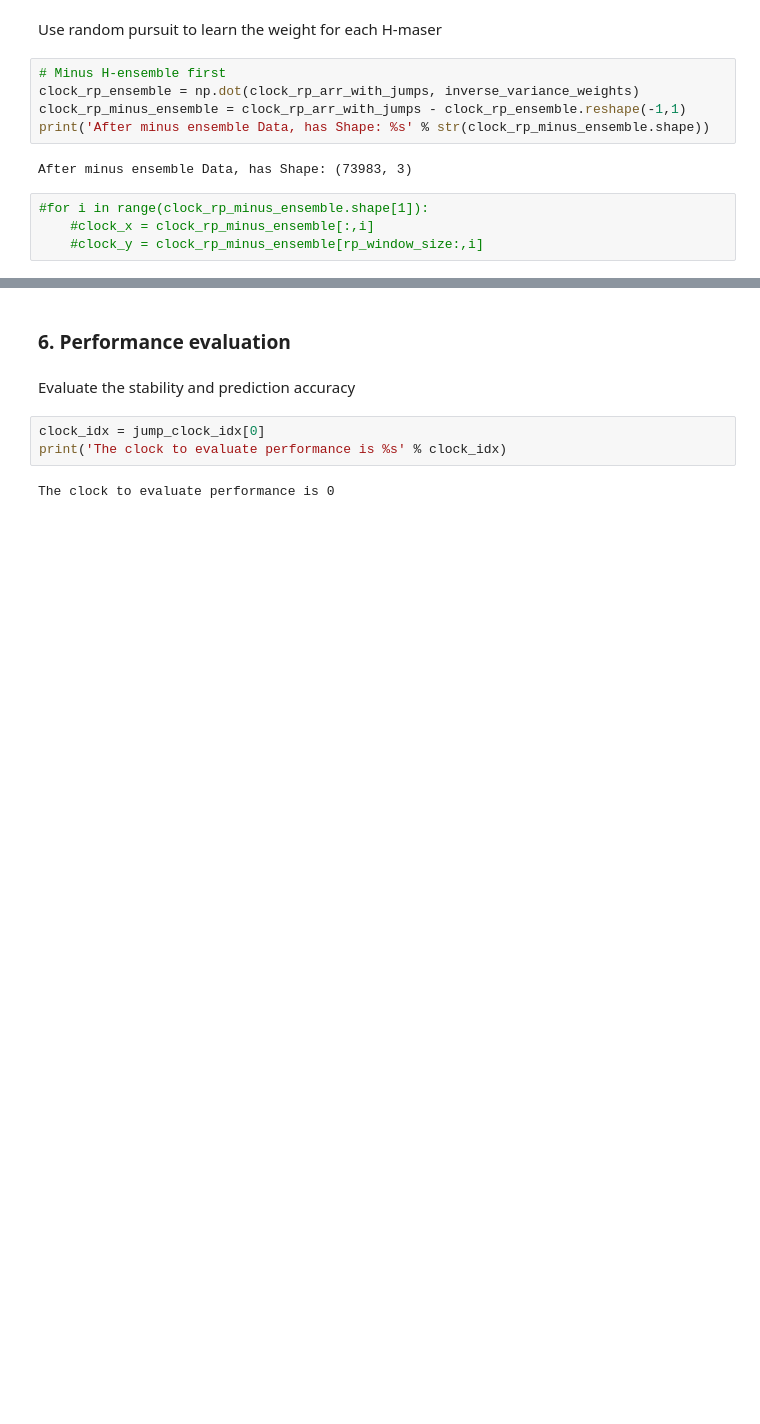
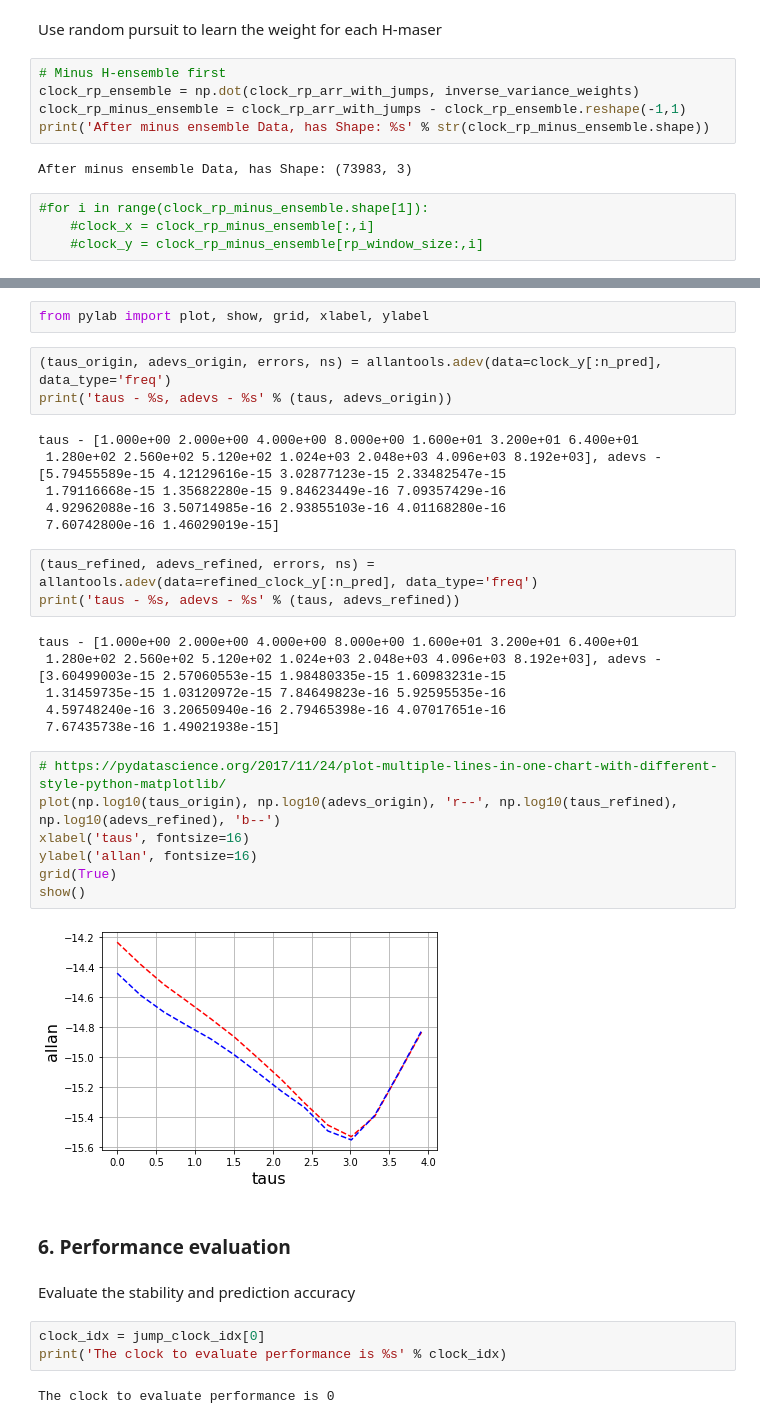
Before and after one commit to mochiliu3000/beamformer, a Jupyter notebook: RPE/RPE.ipynb, the cells around one changed output, grey strips where cells are left out. Drawn from its saved outputs; the diff is of its cells as text; blank space fills up the shorter version.

```diff
--- a/RPE/RPE.ipynb
+++ b/RPE/RPE.ipynb
@@ -285,3 +285,32 @@ ALERT - Data at index 9990 has exceeded threshold
+# %%
+from pylab import plot, show, grid, xlabel, ylabel
+# %%
+(taus_origin, adevs_origin, errors, ns) = allantools.adev(data=clock_y[:n_pred], data_type='freq')
+print('taus - %s, adevs - %s' % (taus, adevs_origin))
+# %% [output]
+taus - [1.000e+00 2.000e+00 4.000e+00 8.000e+00 1.600e+01 3.200e+01 6.400e+01
+ 1.280e+02 2.560e+02 5.120e+02 1.024e+03 2.048e+03 4.096e+03 8.192e+03], adevs - [5.79455589e-15 4.12129616e-15 3.02877123e-15 2.33482547e-15
+ 1.79116668e-15 1.35682280e-15 9.84623449e-16 7.09357429e-16
+ 4.92962088e-16 3.50714985e-16 2.93855103e-16 4.01168280e-16
+ 7.60742800e-16 1.46029019e-15]
+# %%
+(taus_refined, adevs_refined, errors, ns) = allantools.adev(data=refined_clock_y[:n_pred], data_type='freq')
+print('taus - %s, adevs - %s' % (taus, adevs_refined))
+# %% [output]
+taus - [1.000e+00 2.000e+00 4.000e+00 8.000e+00 1.600e+01 3.200e+01 6.400e+01
+ 1.280e+02 2.560e+02 5.120e+02 1.024e+03 2.048e+03 4.096e+03 8.192e+03], adevs - [3.60499003e-15 2.57060553e-15 1.98480335e-15 1.60983231e-15
+ 1.31459735e-15 1.03120972e-15 7.84649823e-16 5.92595535e-16
+ 4.59748240e-16 3.20650940e-16 2.79465398e-16 4.07017651e-16
+ 7.67435738e-16 1.49021938e-15]
+# %%
+# https://pydatascience.org/2017/11/24/plot-multiple-lines-in-one-chart-with-different-style-python-matplotlib/
+plot(np.log10(taus_origin), np.log10(adevs_origin), 'r--', np.log10(taus_refined), np.log10(adevs_refined), 'b--')
+xlabel('taus', fontsize=16)
+ylabel('allan', fontsize=16)
+grid(True)
+show()
+# %% [output]
+[figure, added]
 # %% [markdown]
 ### 6. Performance evaluation
 # %% [markdown]
```
Also changed, not shown: parts of 8 cells of this notebook, 1 other file.
